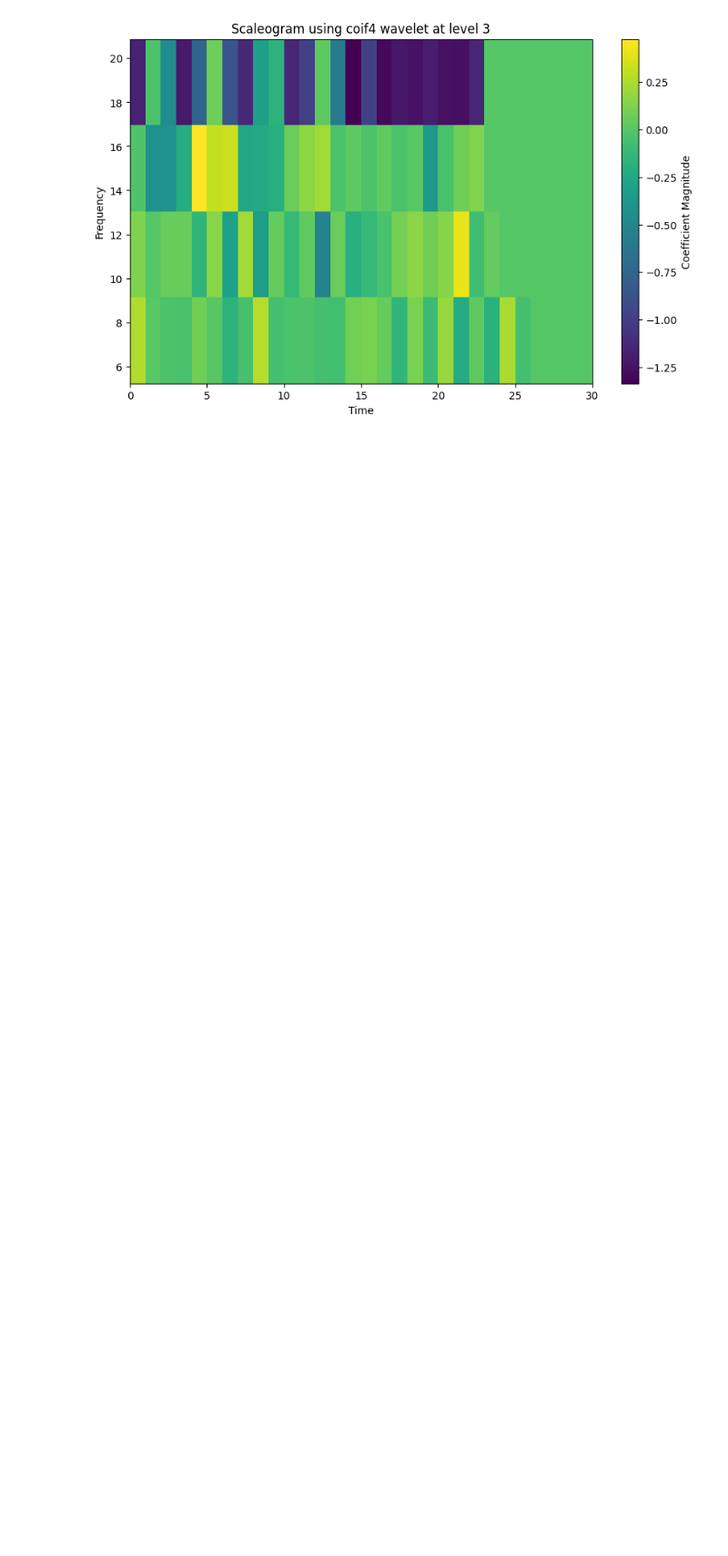
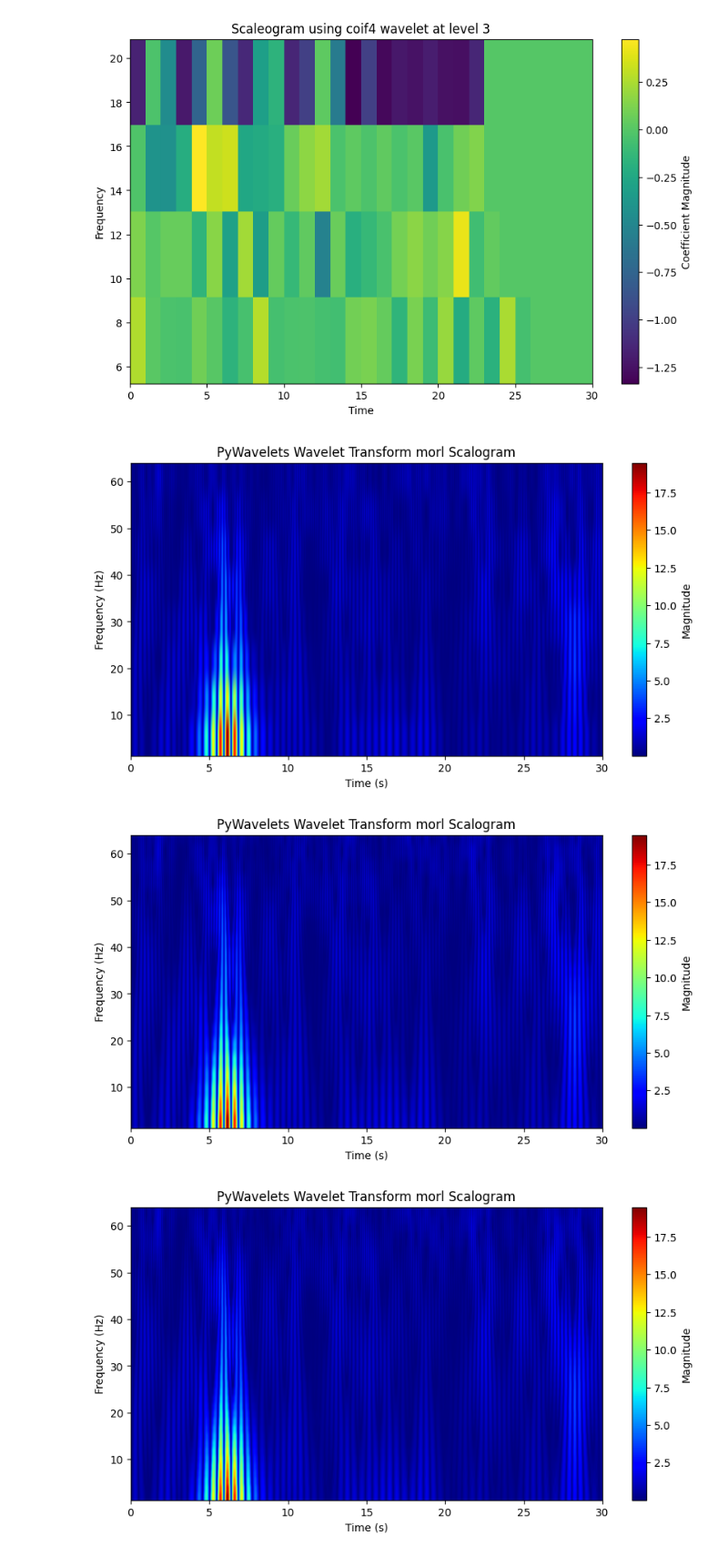
Before and after one commit to aliciags/learnable-masks-explainability-time-series, a Jupyter notebook: wavelets.ipynb, the cells around one changed output. Shown at 91% size. Drawn from its saved outputs; the diff is of its cells as text; code cells hidden in the pictures; blank space fills up the shorter version.

```diff
--- a/wavelets.ipynb
+++ b/wavelets.ipynb
@@ -109,9 +134,12 @@ def plot_cwt(coeffs, scales, duration=30, wavelet="morl"):
     plt.figure(figsize=(10, 5))
     plt.imshow(np.abs(coeffs), aspect='auto', extent=[0, duration, scales[-1], scales[0]], cmap='jet')
     # fix the magnitude colorbar range
-    plt.clim([0, 30])
+    # plt.clim([0, 30])
     plt.colorbar(label="Magnitude")
     # set the y-axis to log scale in numerical values
+
+    # set max ylim to max scale temporaly
+    plt.ylim(top=64)
     # plt.yscale('log', base=2)
     plt.ylabel("Frequency (Hz)")
     plt.xlabel("Time (s)")
@@ -231,3 +259,27 @@ coeffs = compute_dwt(seq[0].numpy(), "coif4")
 plot_scaleogram(coeffs, "coif4")
 # %% [output]
 [figure]
+# %%
+# for all the wavelet families do the wavelet transform of the eeg signal and plot the coefficients
+fs = 100  # Sampling frequency of the signal
+
+# Frequency bands of interest based on sleep staging
+freqs = np.array([0.5, 4, 8, 13, 30, 50])  # Hz
+
+granularity =  [10, 25, 50, 100, 200, 500, 1000]
+
+for g in granularity:
+    # Scales for the WT to prevent kernel crash
+    scales = np.linspace(1, 64, g)
+    # Wavelet center frequency
+    # fc = pywt.central_frequency('morl')
+
+    # Convert frequencies to scale
+    # scales = fc * fs / (freqs)
+
+    coeffs, freq = compute_cwt(seq[0].numpy(), fs, scales, 'morl')
+    plot_cwt(coeffs, freq, wavelet='morl')
+# %% [output]
+[figure, added]
+[figure, added]
+[figure, added]
```
Also changed, not shown: parts of 2 cells of this notebook.
